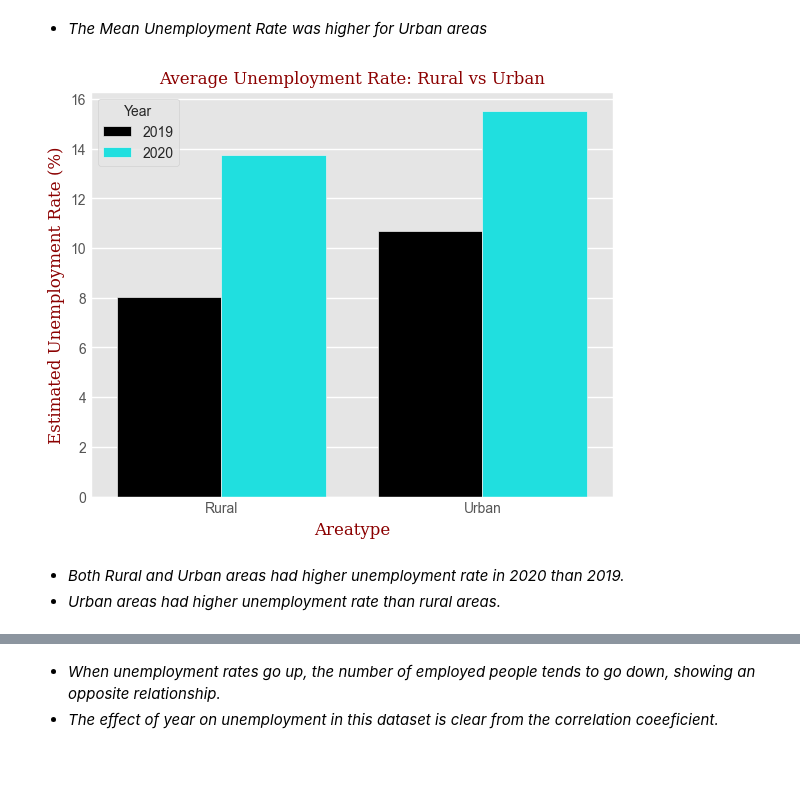
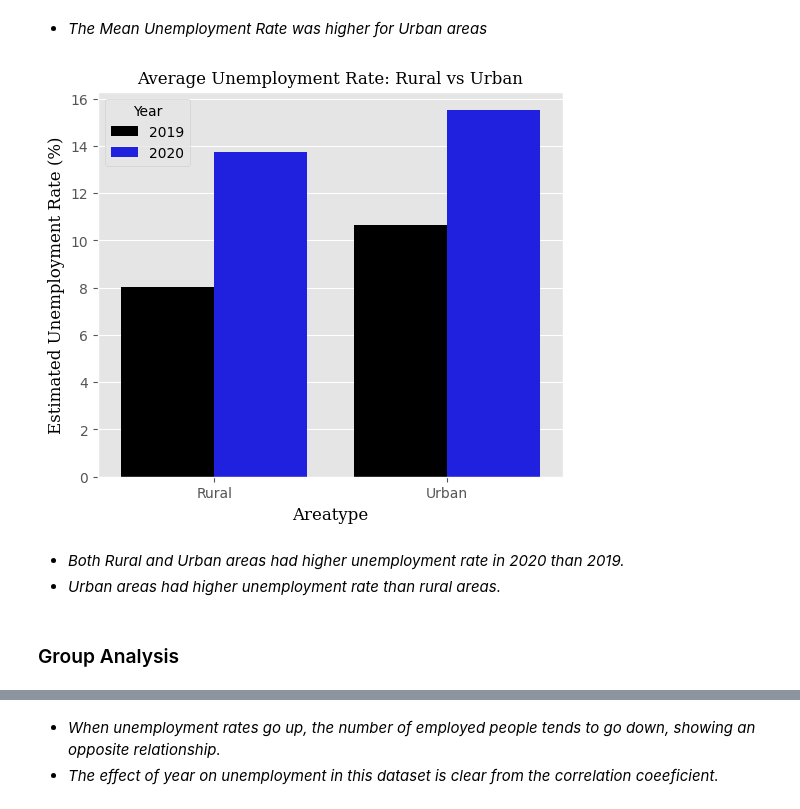
Before and after one commit to asvcodes/CovidUA, a Jupyter notebook: UnempEDA.ipynb, the cells around one changed output, grey strips where cells are left out. Cells and saved outputs as stored; diff of their text form; code cells hidden in the pictures; blank space fills up the shorter version.

```diff
--- a/UnempEDA.ipynb
+++ b/UnempEDA.ipynb
@@ -124,10 +107,10 @@ memory usage: 46.2+ KB
 # %%
-# Change Date dtype for merge
-rawdf1['Date'] = pd.to_datetime(rawdf1['Date'])
-rawdf2['Date'] = pd.to_datetime(rawdf2['Date'])
+# Correct Date dtype for effective merge
+RawData1['Date'] = pd.to_datetime(RawData1['Date'])
+RawData2['Date'] = pd.to_datetime(RawData2['Date'])
 # %%
 # Merge the two dataframes
-df = rawdf1.merge(rawdf2,how='left',on=['Region','Date'],sort=True)
+df = RawData1.merge(RawData2,how='left',on=['Region','Date'],sort=True)
 df = df[['Region', 'Date', 'Estimated Unemployment Rate (%)_x',
        'Estimated Employed_x', 'Estimated Labour Participation Rate (%)_x',
        'Estimated Unemployment Rate (%)_y', 'Estimated Employed_y',
@@ -216,6 +202,10 @@ df.loc[df.duplicated()]
 # %%
 # Rename Columns
-df.columns = ['States', 'Date' ,'estUERT', 'estEmp(in M)','estLBRT','Region', 'Areatype']
+''' UERT - estimated Unemployement Rate
+    Employed - estimated Employed in Millions
+    LBRT - estimated Labour Rate'''
+
+df.columns = ['States', 'Date' ,'UERT', 'Employed','LBRT','Region', 'Areatype']
 
 df.index+=1
 df
@@ -255,7 +245,7 @@ getMonthNo = lambda months_series: months_series.cat.codes + 1
 # %%
 # Order the Cols
 df = df[['States','Year', 'Month',
-         'estUERT' , 'estLBRT','estEmp(in M)',
+         'UERT' , 'LBRT','Employed',
          'Region','Areatype']]
 df
 # %% [output]
@@ -465,20 +659,23 @@ fig.show()
 # %%
 # Mean Unemploymnet rate in each Areatype for 2019 vs 2020
 
 plt.figure(figsize = [6,5])
-palette ={2019: "black", 2020: "cyan"}
-sns.barplot(data = df, x = df.columns[7], y=df.columns[3], estimator='mean', hue='Year', errorbar=None, palette=palette)
+plte ={2019: "black", 2020: "blue"}
+sns.barplot(data = df, x = df.columns[7], y=df.columns[3],
+            estimator='mean', hue='Year', errorbar=None, palette=plte)
 
-font = {'family': 'serif', 'color': 'darkred', 'weight': 'normal', 'size': 12}
+font = {'family': 'serif', 'color': 'black', 'weight': 'normal', 'size': 12}
 plt.xlabel(df.columns[7], fontdict=font)
 plt.ylabel('Estimated Unemployment Rate (%)', fontdict=font)
 plt.title('Average Unemployment Rate: Rural vs Urban', fontdict=font)
 plt.show()
 # %% [output]
-[figure, old version]
+[figure, new version]
 # %% [markdown]
 - *Both Rural and Urban areas had higher unemployment rate in 2020 than 2019.*
 - *Urban areas had higher unemployment rate than rural areas.*
+# %% [markdown]
+### Group Analysis
 # %%
 # Calculate correlation matrix
 df_htmp= df[df.columns[1:6]]
```
Also changed, not shown: parts of 88 cells of this notebook.
